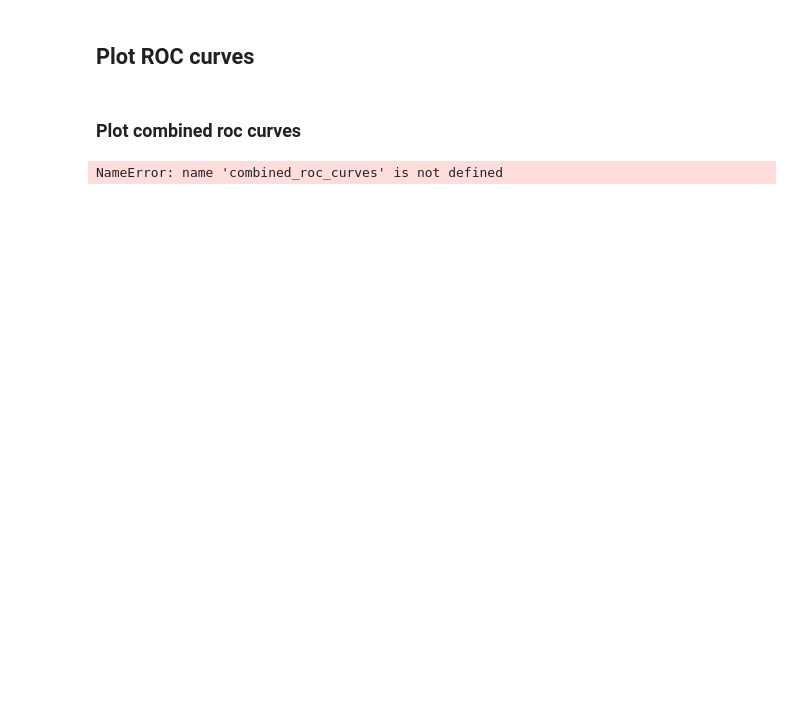
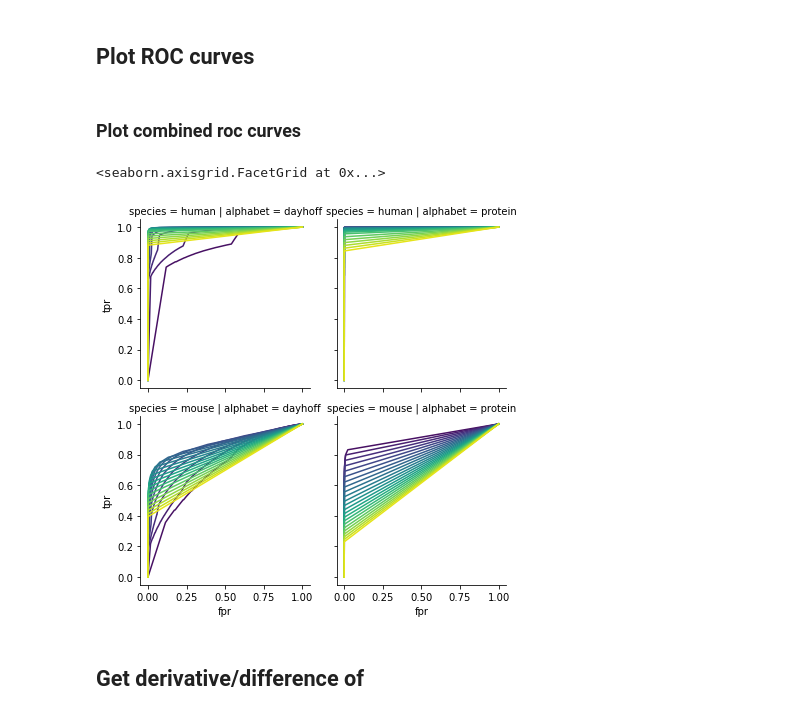
Before and after one commit to czbiohub-sf/scrnaseq-for-the-99-percent, a Jupyter notebook: notebooks/106_sklearn_metrics_human_qfo_busco_mammalia.ipynb, the cells around one changed output. Cells and saved outputs as stored; diff of their text form; code cells hidden in the pictures; blank space fills up the shorter version.

```diff
--- a/notebooks/106_sklearn_metrics_human_qfo_busco_mammalia.ipynb
+++ b/notebooks/106_sklearn_metrics_human_qfo_busco_mammalia.ipynb
@@ -448,7 +453,10 @@ g.set(ylim=(0, 1 ))
 ### Plot combined roc curves
 # %%
 
-g = sns.FacetGrid(data=, col='alphabet', hue='ksize', palette='viridis', row='species')
+g = sns.FacetGrid(data=combined_roc_curve, col='alphabet', hue='ksize', palette='viridis', row='species')
 g.map(plt.plot, 'fpr', 'tpr')
 # %% [output]
-NameError: name 'combined_roc_curves' is not defined
+<seaborn.axisgrid.FacetGrid at 0x...>
+[figure, added]
+# %% [markdown]
+## Get derivative/difference of
```
Also changed, not shown: parts of 37 cells of this notebook, 1 other file.
